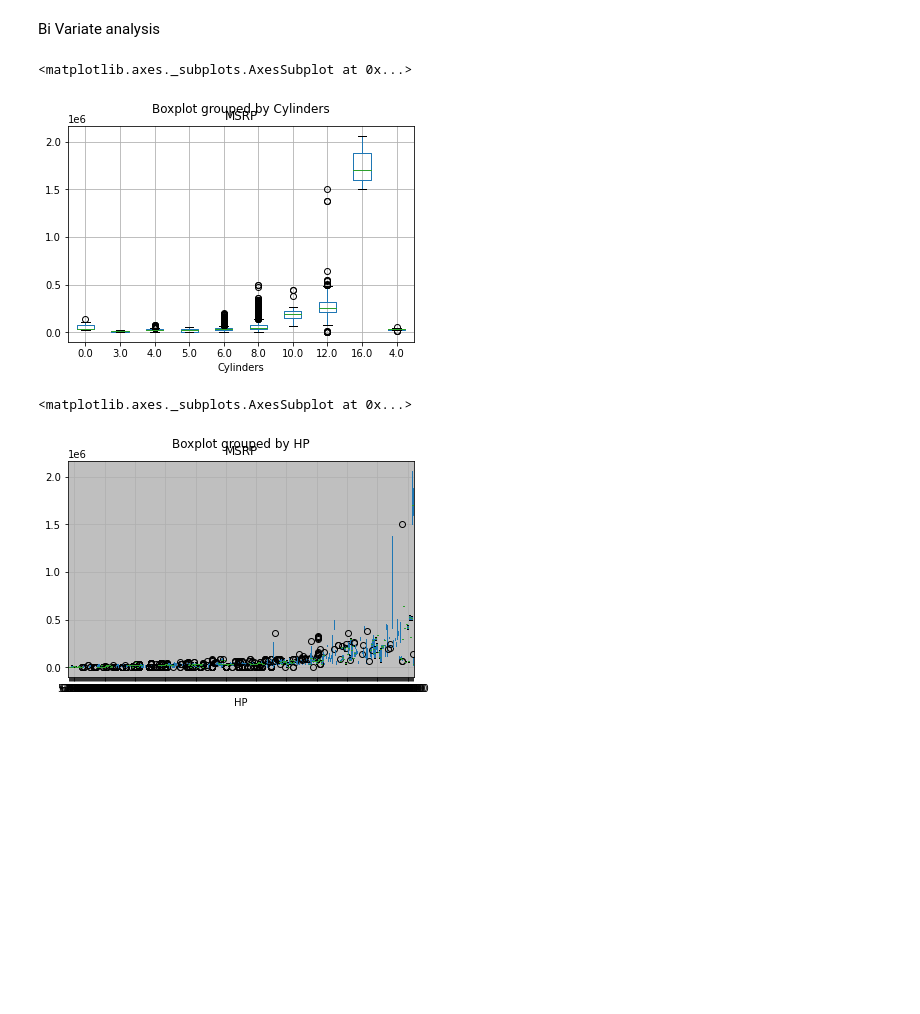
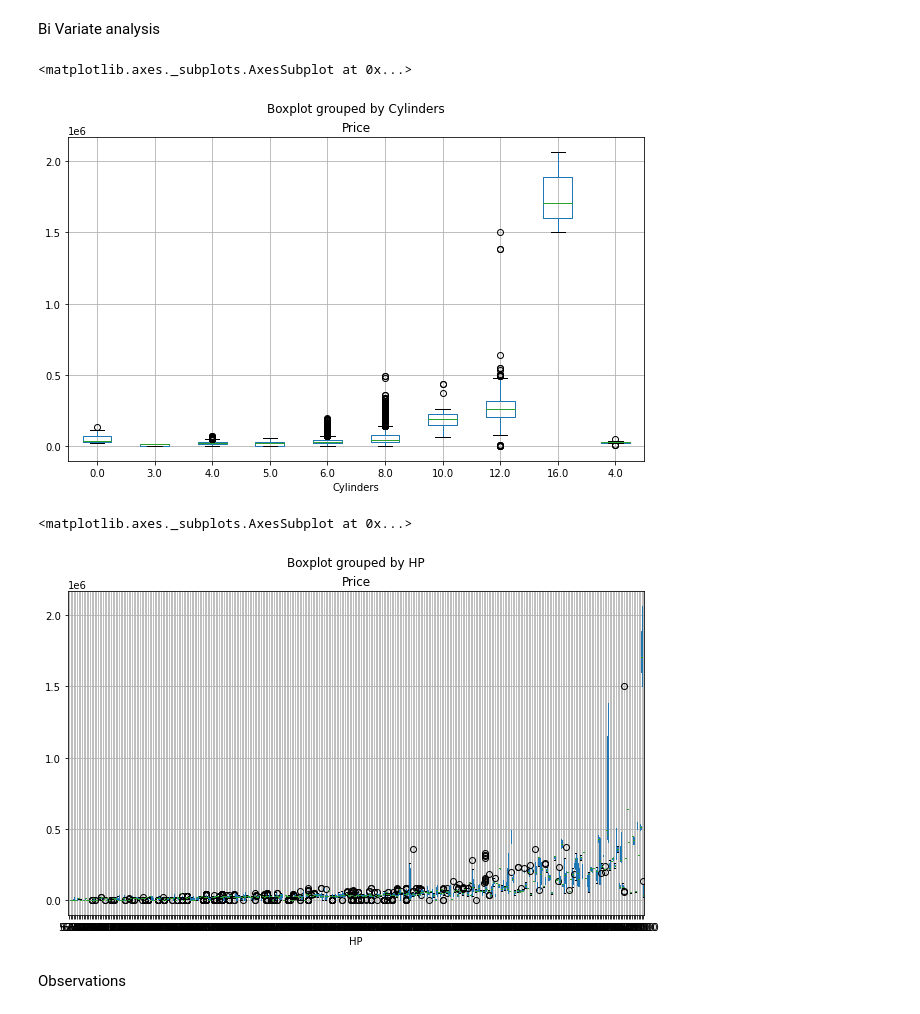
Before and after one commit to raina02/InternshipStudio_Project, a Jupyter notebook: InternshipStudio_Project.ipynb, the cells around one changed output. Saved outputs shown, nothing was run; the diff lists cells and outputs as text; code cells hidden in the pictures; blank space fills up the shorter version.

```diff
--- a/InternshipStudio_Project.ipynb
+++ b/InternshipStudio_Project.ipynb
@@ -186,6 +173,6 @@ df.head(5)
 
 Column name can be confusing or not readable, so its usually a good practice to rename the column names to improve the readability of the dataset.
 # %%
-df = df.rename(columns={"Engine HP": "HP", "Engine Cylinders": "Cylinders", "Transmission Type": "Transmission","Driven_Wheels": "Wheels", "highway MPG": "MPG-H","city mpg":"MPG-C"})
+df = df.rename(columns={"Engine HP": "HP", "Engine Cylinders": "Cylinders", "Transmission Type": "Transmission","Driven_Wheels": "DrivenMode", "highway MPG": "MPG-H","city mpg":"MPG-C","MSRP": "Price"})
 df.head(5)
 # %% [output]
@@ -345,12 +344,14 @@ df.boxplot(column='Wheels')
 # %% [markdown]
 Bi Variate analysis
 # %%
-df.boxplot(column='MSRP', by='Cylinders')
+df.boxplot(column='Price', by='Cylinders', figsize=(10,6))
 # %% [output]
 <matplotlib.axes._subplots.AxesSubplot at 0x...>
-[figure, old version]
+[figure, new version]
 # %%
-df.boxplot(column='MSRP', by='HP')
+df.boxplot(column='Price', by='HP', figsize=(10,6))
 # %% [output]
 <matplotlib.axes._subplots.AxesSubplot at 0x...>
-[figure, old version]
+[figure, new version]
+# %% [markdown]
+Observations
```
Also changed, not shown: parts of 75 cells of this notebook.
